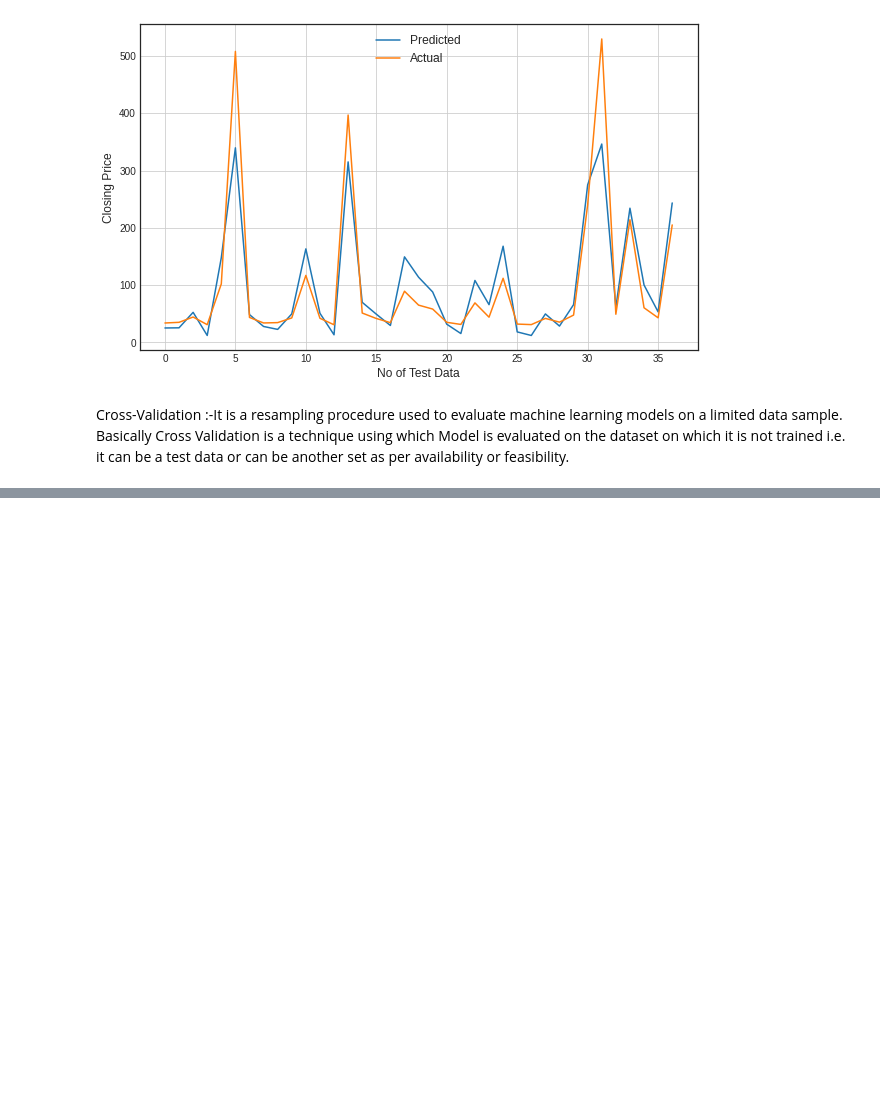
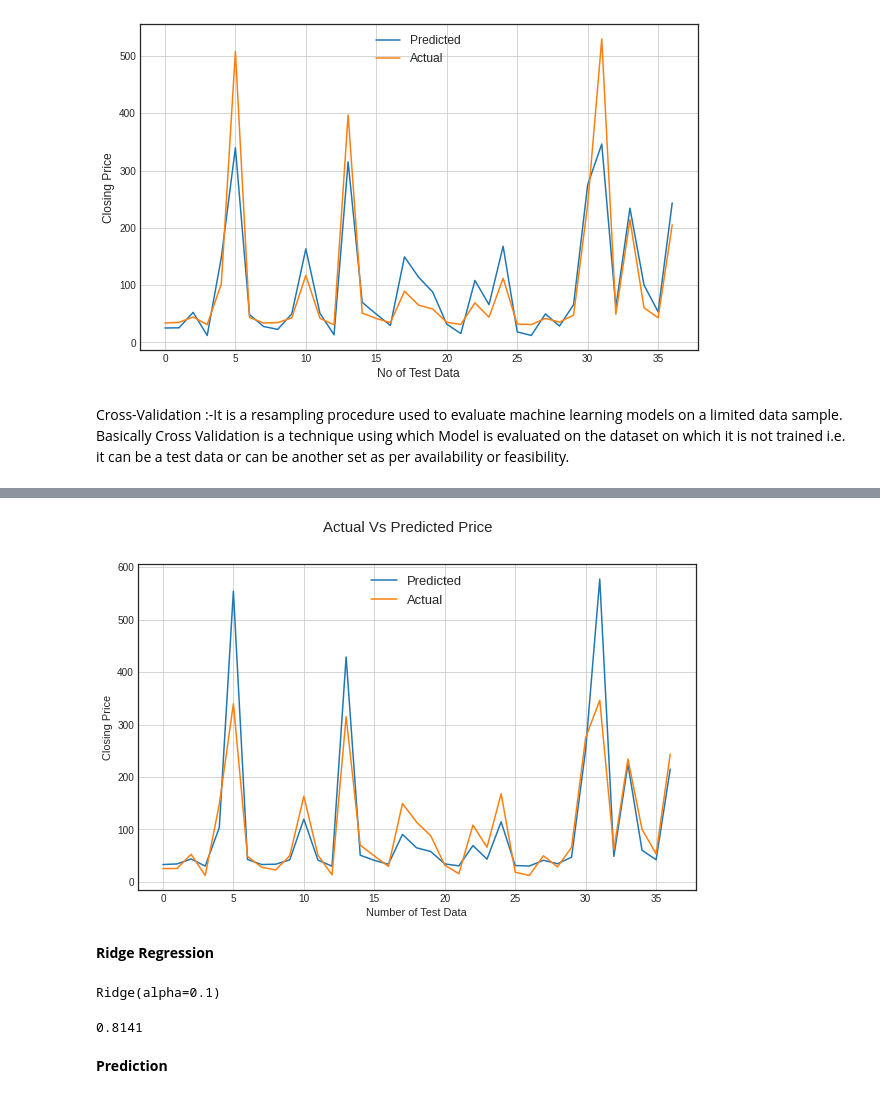
Before and after one commit to dongrepranali/Yes-Bank-Stock-Closing-Price-Prediction, a Jupyter notebook: Yes_Bank_Stock_Closing_Price_Prediction.ipynb, the cells around one changed output, grey strips where cells are left out. Saved outputs shown, nothing was run; the diff lists cells and outputs as text; code cells hidden in the pictures; blank space fills up the shorter version.

```diff
--- a/Yes_Bank_Stock_Closing_Price_Prediction.ipynb
+++ b/Yes_Bank_Stock_Closing_Price_Prediction.ipynb
@@ -611,0 +680,27 @@ Cross-Validation :-It is a resampling procedure used to evaluate machine learnin
+# %%
+# Actual Vs Predicted Price after validation
+plt.figure(figsize=(10,6))
+plt.plot(10**(y_pred_lasso1))
+plt.plot(10**(np.array(y_test)))
+plt.suptitle('Actual Vs Predicted Price', fontsize= 15)
+plt.legend(["Predicted","Actual"], fontsize=13)
+plt.xlabel('Number of Test Data', fontsize =11)
+plt.ylabel('Closing Price', fontsize =11)
+plt.grid()
+# %% [output]
+[figure, added]
+# %% [markdown]
+**Ridge Regression**
+# %%
+# fit data into ridge regression
+ridge = Ridge (alpha= 0.1)
+ridge.fit(X_train,y_train)
+# %% [output]
+Ridge(alpha=0.1)
+# %%
+# Accuracy of Ridge regression model
+round(ridge.score(X_train, y_train), 4)
+# %% [output]
+0.8141
+# %% [markdown]
+**Prediction**
```
Also changed, not shown: parts of 11 cells of this notebook.
